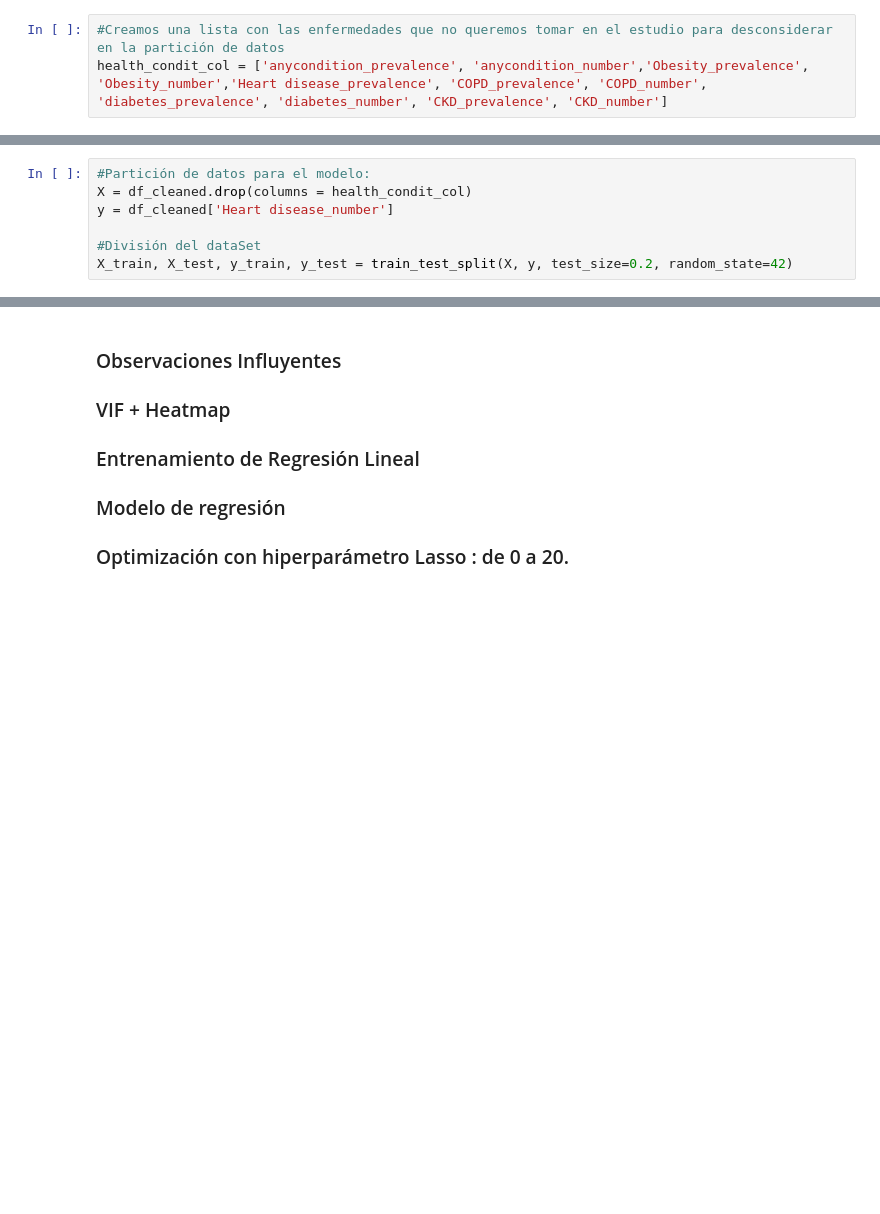
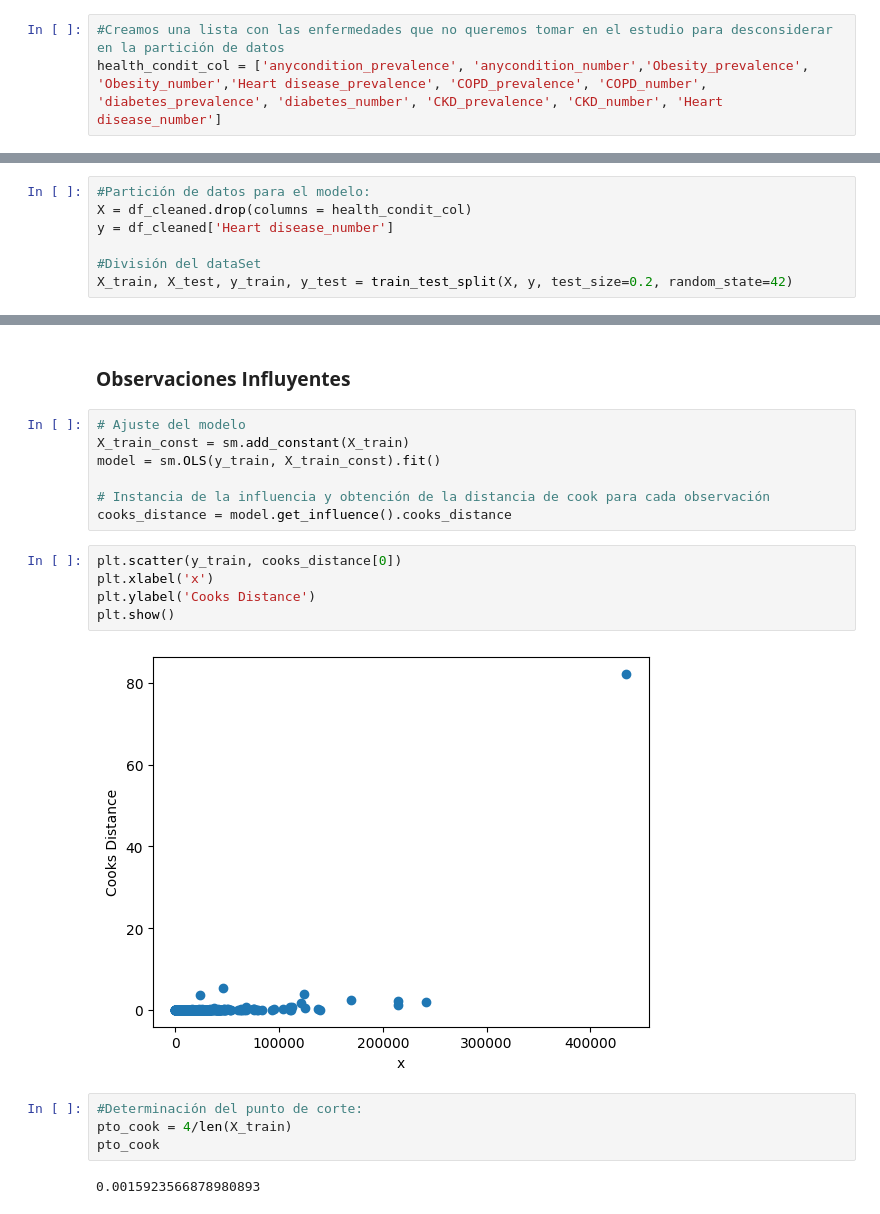
Before and after one commit to 4GeeksAcademy/MLP_regularizado, a Jupyter notebook: src/explore.ipynb, the cells around one changed output, grey strips where cells are left out. Drawn from its saved outputs; the diff is of its cells as text; blank space fills up the shorter version.

```diff
--- a/src/explore.ipynb
+++ b/src/explore.ipynb
@@ -230,6 +272,6 @@ df_cleaned.describe().T
 # %%
 #Creamos una lista con las enfermedades que no queremos tomar en el estudio para desconsiderar en la partición de datos
-health_condit_col = ['anycondition_prevalence', 'anycondition_number','Obesity_prevalence', 'Obesity_number','Heart disease_prevalence', 'COPD_prevalence', 'COPD_number', 'diabetes_prevalence', 'diabetes_number', 'CKD_prevalence', 'CKD_number']
+health_condit_col = ['anycondition_prevalence', 'anycondition_number','Obesity_prevalence', 'Obesity_number','Heart disease_prevalence', 'COPD_prevalence', 'COPD_number', 'diabetes_prevalence', 'diabetes_number', 'CKD_prevalence', 'CKD_number', 'Heart disease_number']
 # %% [markdown]
 ### Partición de Datos para el modelo de Regresión Lineal
 # %%
@@ -250,6 +292,22 @@ X_test.shape
-# %% [markdown]
-### Observaciones Influyentes
-### VIF + Heatmap
-### Entrenamiento de Regresión Lineal
-### Modelo de regresión
-### Optimización con hiperparámetro Lasso : de 0 a 20.
+# %% [markdown]
+### **Observaciones Influyentes**
+# %%
+# Ajuste del modelo
+X_train_const = sm.add_constant(X_train)
+model = sm.OLS(y_train, X_train_const).fit()
+
+# Instancia de la influencia y obtención de la distancia de cook para cada observación
+cooks_distance = model.get_influence().cooks_distance
+# %%
+plt.scatter(y_train, cooks_distance[0])
+plt.xlabel('x')
+plt.ylabel('Cooks Distance')
+plt.show()
+# %% [output]
+[figure, added]
+# %%
+#Determinación del punto de corte:
+pto_cook = 4/len(X_train)
+pto_cook
+# %% [output]
+0.0015923566878980893
```
Also changed, not shown: parts of 36 cells of this notebook, 1 other file.
